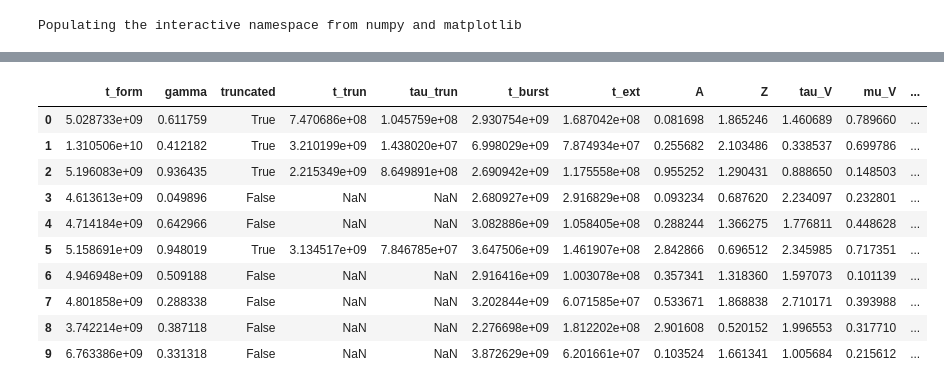
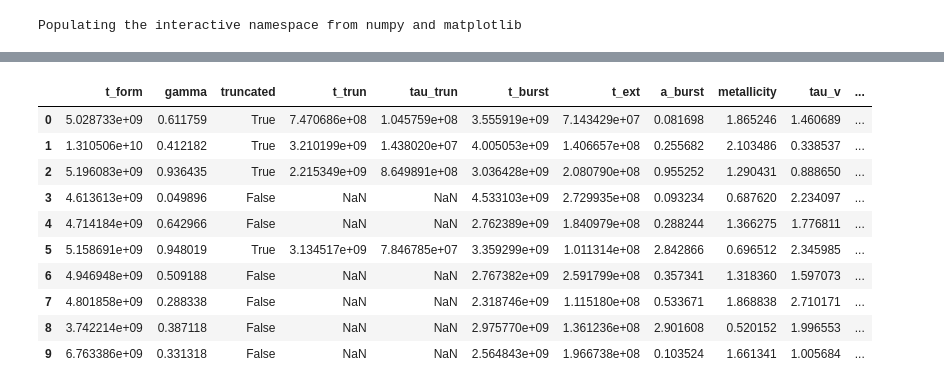
Before and after one commit to ajmejia/photo-ew, a Jupyter notebook: notebooks/testing-issag.ipynb, the cells around one changed output, grey strips where cells are left out. Drawn from its saved outputs; the diff is of its cells as text; code cells hidden in the pictures.

```diff
--- a/notebooks/testing-issag.ipynb
+++ b/notebooks/testing-issag.ipynb
@@ -26,6 +26,7 @@ Populating the interactive namespace from numpy and matplotlib
 # g.map_lower(sns.kdeplot, cmap="Blues_d", **{"griddsize": 20, "bw": (0.1, 0.1)})
 # g.map_diag(sns.kdeplot, lw=2, legend=False)
 # %%
-#%%time
-library = iSSAG(size=1000)
-library.set_all_SEDs(emission="both")
+%%time
+ssag = iSSAG(size=100)
+ssag.set_all_seds(emission="both")
+# ssag.set_all_sfhs()
@@ -32,17 +36,17 @@ library.set_all_SEDs(emission="both")
 # %%
-library.sample.head(n=10)
+ssag.sample.head(n=10)
 # %% [output]
-|  | t_form | gamma | truncated | t_trun | tau_trun | t_burst | t_ext | A | Z | tau_V | mu_V | ... |
-| 0 | 5.028733e+09 | 0.611759 | True | 7.470686e+08 | 1.045759e+08 | 2.930754e+09 | 1.687042e+08 | 0.081698 | 1.865246 | 1.460689 | 0.789660 | ... |
-| 1 | 1.310506e+10 | 0.412182 | True | 3.210199e+09 | 1.438020e+07 | 6.998029e+09 | 7.874934e+07 | 0.255682 | 2.103486 | 0.338537 | 0.699786 | ... |
-| 2 | 5.196083e+09 | 0.936435 | True | 2.215349e+09 | 8.649891e+08 | 2.690942e+09 | 1.175558e+08 | 0.955252 | 1.290431 | 0.888650 | 0.148503 | ... |
-| 3 | 4.613613e+09 | 0.049896 | False | NaN | NaN | 2.680927e+09 | 2.916829e+08 | 0.093234 | 0.687620 | 2.234097 | 0.232801 | ... |
-| 4 | 4.714184e+09 | 0.642966 | False | NaN | NaN | 3.082886e+09 | 1.058405e+08 | 0.288244 | 1.366275 | 1.776811 | 0.448628 | ... |
-| 5 | 5.158691e+09 | 0.948019 | True | 3.134517e+09 | 7.846785e+07 | 3.647506e+09 | 1.461907e+08 | 2.842866 | 0.696512 | 2.345985 | 0.717351 | ... |
-| 6 | 4.946948e+09 | 0.509188 | False | NaN | NaN | 2.916416e+09 | 1.003078e+08 | 0.357341 | 1.318360 | 1.597073 | 0.101139 | ... |
-| 7 | 4.801858e+09 | 0.288338 | False | NaN | NaN | 3.202844e+09 | 6.071585e+07 | 0.533671 | 1.868838 | 2.710171 | 0.393988 | ... |
-| 8 | 3.742214e+09 | 0.387118 | False | NaN | NaN | 2.276698e+09 | 1.812202e+08 | 2.901608 | 0.520152 | 1.996553 | 0.317710 | ... |
-| 9 | 6.763386e+09 | 0.331318 | False | NaN | NaN | 3.872629e+09 | 6.201661e+07 | 0.103524 | 1.661341 | 1.005684 | 0.215612 | ... |
+|  | t_form | gamma | truncated | t_trun | tau_trun | t_burst | t_ext | a_burst | metallicity | tau_v | ... |
+| 0 | 5.028733e+09 | 0.611759 | True | 7.470686e+08 | 1.045759e+08 | 3.555919e+09 | 7.143429e+07 | 0.081698 | 1.865246 | 1.460689 | ... |
+| 1 | 1.310506e+10 | 0.412182 | True | 3.210199e+09 | 1.438020e+07 | 4.005053e+09 | 1.406657e+08 | 0.255682 | 2.103486 | 0.338537 | ... |
+| 2 | 5.196083e+09 | 0.936435 | True | 2.215349e+09 | 8.649891e+08 | 3.036428e+09 | 2.080790e+08 | 0.955252 | 1.290431 | 0.888650 | ... |
+| 3 | 4.613613e+09 | 0.049896 | False | NaN | NaN | 4.533103e+09 | 2.729935e+08 | 0.093234 | 0.687620 | 2.234097 | ... |
+| 4 | 4.714184e+09 | 0.642966 | False | NaN | NaN | 2.762389e+09 | 1.840979e+08 | 0.288244 | 1.366275 | 1.776811 | ... |
+| 5 | 5.158691e+09 | 0.948019 | True | 3.134517e+09 | 7.846785e+07 | 3.359299e+09 | 1.011314e+08 | 2.842866 | 0.696512 | 2.345985 | ... |
+| 6 | 4.946948e+09 | 0.509188 | False | NaN | NaN | 2.767382e+09 | 2.591799e+08 | 0.357341 | 1.318360 | 1.597073 | ... |
+| 7 | 4.801858e+09 | 0.288338 | False | NaN | NaN | 2.318746e+09 | 1.115180e+08 | 0.533671 | 1.868838 | 2.710171 | ... |
+| 8 | 3.742214e+09 | 0.387118 | False | NaN | NaN | 2.975770e+09 | 1.361236e+08 | 2.901608 | 0.520152 | 1.996553 | ... |
+| 9 | 6.763386e+09 | 0.331318 | False | NaN | NaN | 2.564843e+09 | 1.966738e+08 | 0.103524 | 1.661341 | 1.005684 | ... |
 # %%
 sns.set(style="white", palette="muted", color_codes=True)
 
```
Also changed, not shown: parts of 5 cells of this notebook, 1 other file.
